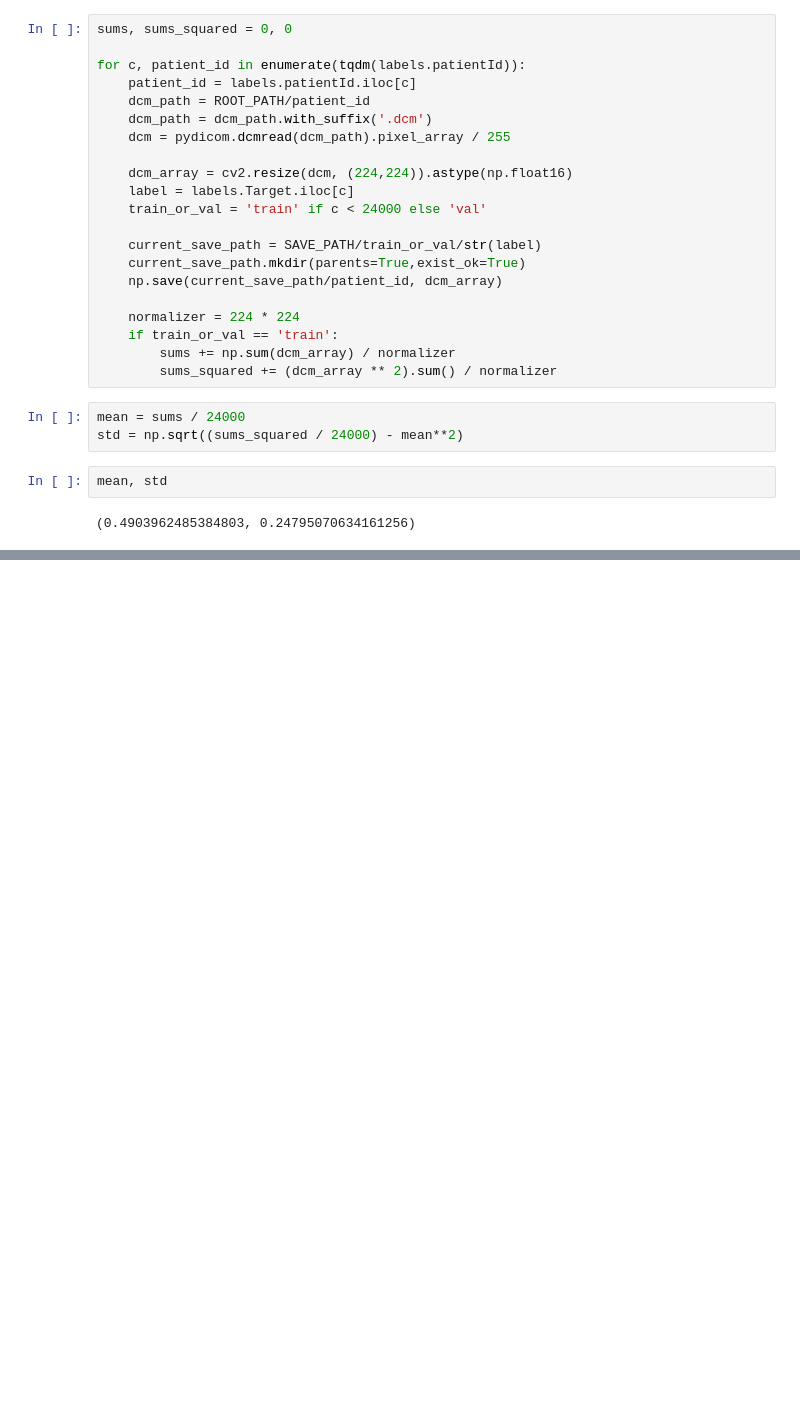
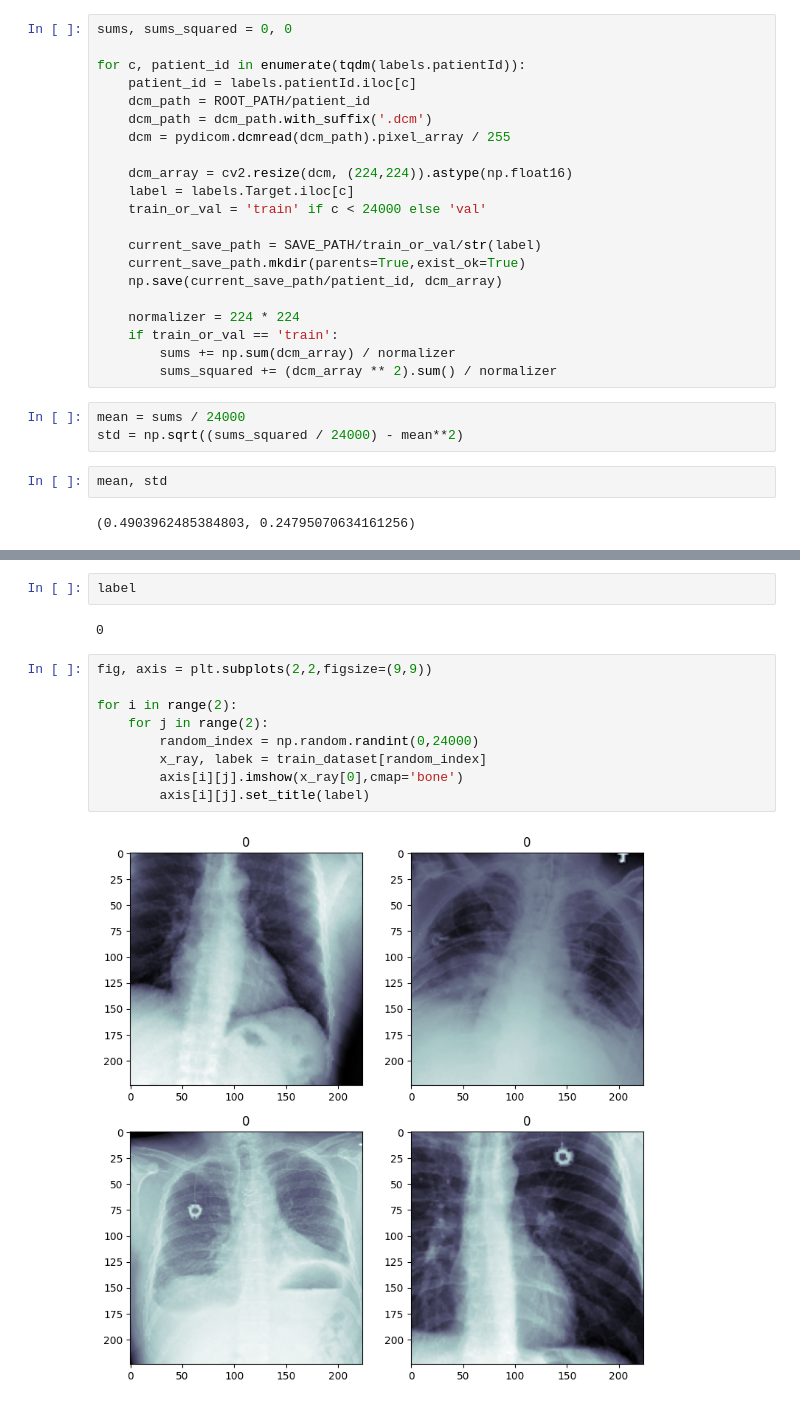
Before and after one commit to skm08/CNN, a Jupyter notebook: comprehensive-pneumonia-classification-with-pytorc.ipynb, the cells around one changed output, grey strips where cells are left out. Saved outputs shown, nothing was run; the diff lists cells and outputs as text; blank space fills up the shorter version.

```diff
--- a/comprehensive-pneumonia-classification-with-pytorc.ipynb
+++ b/comprehensive-pneumonia-classification-with-pytorc.ipynb
@@ -91,0 +157,15 @@ mean, std
+# %%
+label
+# %% [output]
+0
+# %%
+fig, axis = plt.subplots(2,2,figsize=(9,9))
+
+for i in range(2):
+    for j in range(2):
+        random_index = np.random.randint(0,24000)
+        x_ray, labek = train_dataset[random_index]
+        axis[i][j].imshow(x_ray[0],cmap='bone')
+        axis[i][j].set_title(label)
+# %% [output]
+[figure, added]
```
Also changed, not shown: parts of 34 cells of this notebook.
